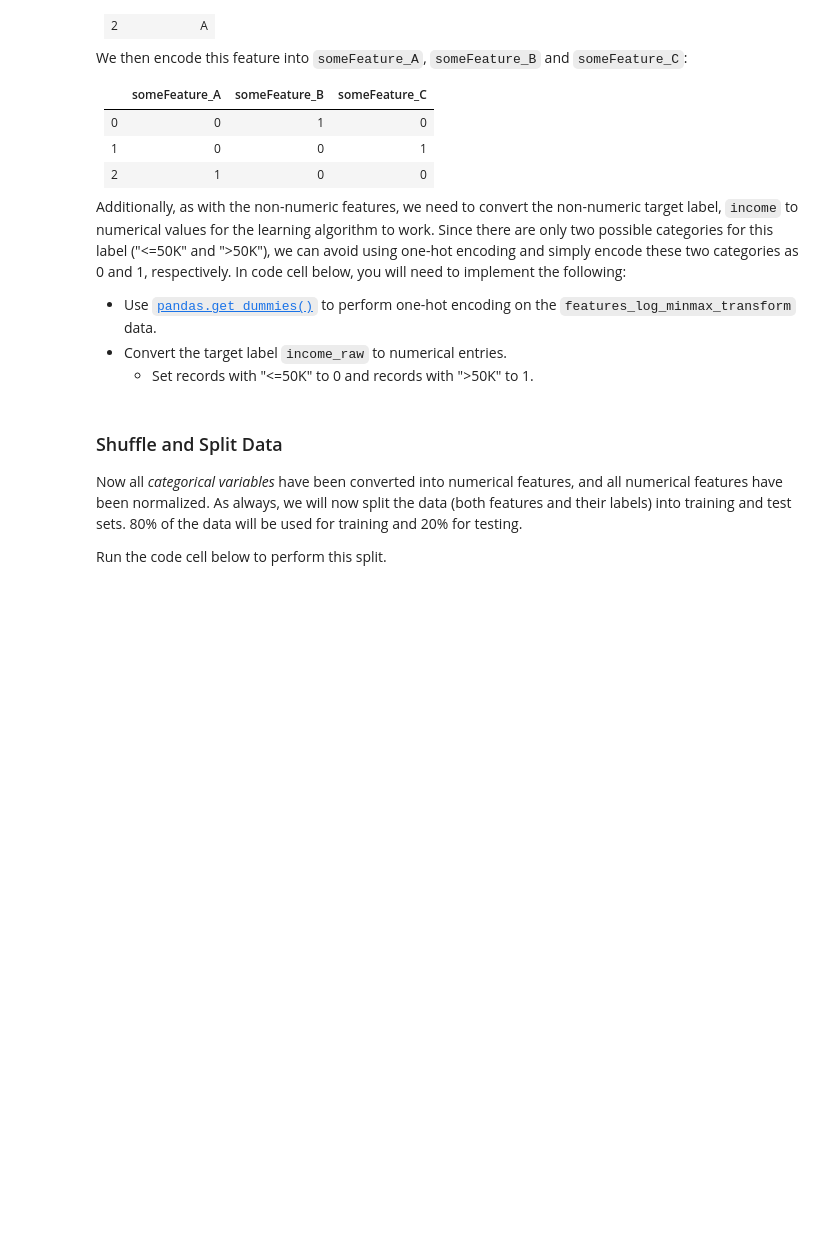
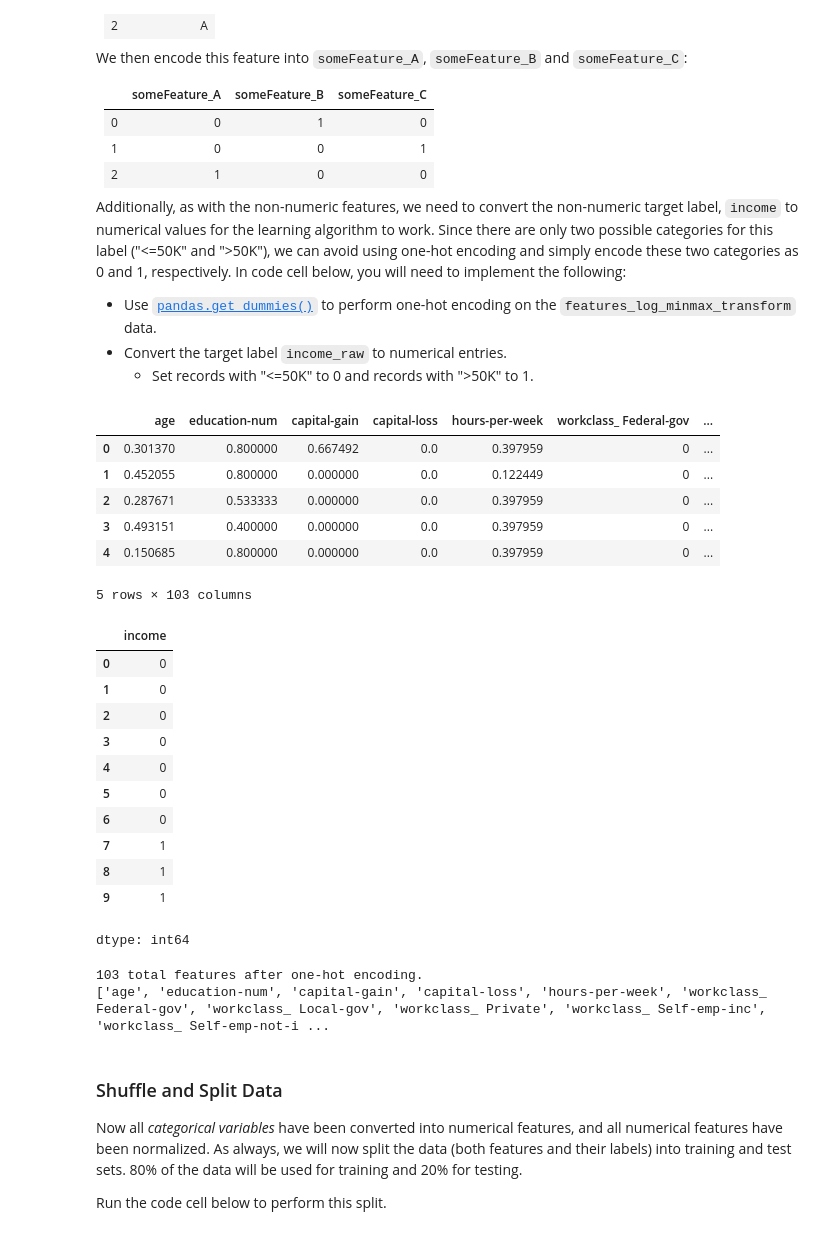
Before and after one commit to EssaAlsharif/Finding-Donors-Project, a Jupyter notebook: finding_donors.ipynb, the cells around one changed output. Drawn from its saved outputs; the diff is of its cells as text; code cells hidden in the pictures; blank space fills up the shorter version.

```diff
--- a/finding_donors.ipynb
+++ b/finding_donors.ipynb
@@ -171,17 +182,40 @@ Additionally, as with the non-numeric features, we need to convert the non-numer
    - Set records with "<=50K" to 0 and records with ">50K" to 1.
 # %%
 # TODO: One-hot encode the 'features_log_minmax_transform' data using pandas.get_dummies()
-features_final = None
+features_final = pd.get_dummies(features_log_minmax_transform, columns=['workclass', 'education_level', 'marital-status', 'occupation', 'relationship', 'race', 'sex', 'native-country'], dtype=int)
+display(features_final.head(5))
 
 # TODO: Encode the 'income_raw' data to numerical values
-income = None
-
+income = income_raw.replace({'>50K': 1, '<=50K': 0})
+display(income.head(10))
 # Print the number of features after one-hot encoding
 encoded = list(features_final.columns)
 print("{} total features after one-hot encoding.".format(len(encoded)))
 
 # Uncomment the following line to see the encoded feature names
-# print(encoded)
+print(encoded)
+# %% [output]
+|  | age | education-num | capital-gain | capital-loss | hours-per-week | workclass_ Federal-gov | ... |
+| 0 | 0.301370 | 0.800000 | 0.667492 | 0.0 | 0.397959 | 0 | ... |
+| 1 | 0.452055 | 0.800000 | 0.000000 | 0.0 | 0.122449 | 0 | ... |
+| 2 | 0.287671 | 0.533333 | 0.000000 | 0.0 | 0.397959 | 0 | ... |
+| 3 | 0.493151 | 0.400000 | 0.000000 | 0.0 | 0.397959 | 0 | ... |
+| 4 | 0.150685 | 0.800000 | 0.000000 | 0.0 | 0.397959 | 0 | ... |
+5 rows × 103 columns
+|  | income |
+| 0 | 0 |
+| 1 | 0 |
+| 2 | 0 |
+| 3 | 0 |
+| 4 | 0 |
+| 5 | 0 |
+| 6 | 0 |
+| 7 | 1 |
+| 8 | 1 |
+| 9 | 1 |
+dtype: int64
+103 total features after one-hot encoding.
+['age', 'education-num', 'capital-gain', 'capital-loss', 'hours-per-week', 'workclass_ Federal-gov', 'workclass_ Local-gov', 'workclass_ Private', 'workclass_ Self-emp-inc', 'workclass_ Self-emp-not-i ...
 # %% [markdown]
 ### Shuffle and Split Data
 Now all _categorical variables_ have been converted into numerical features, and all numerical features have been normalized. As always, we will now split the data (both features and their labels) into training and test sets. 80% of the data will be used for training and 20% for testing.
```
Also changed, not shown: parts of 5 cells of this notebook.
